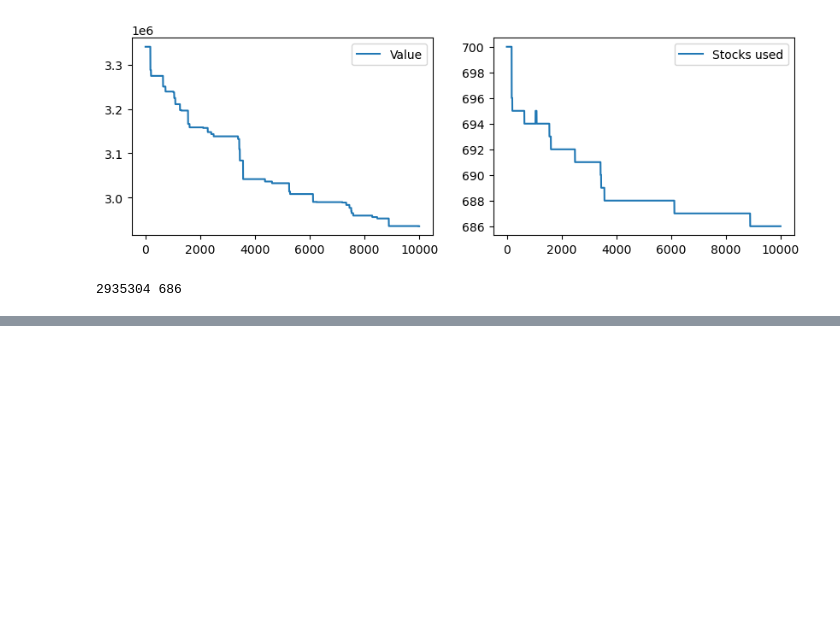
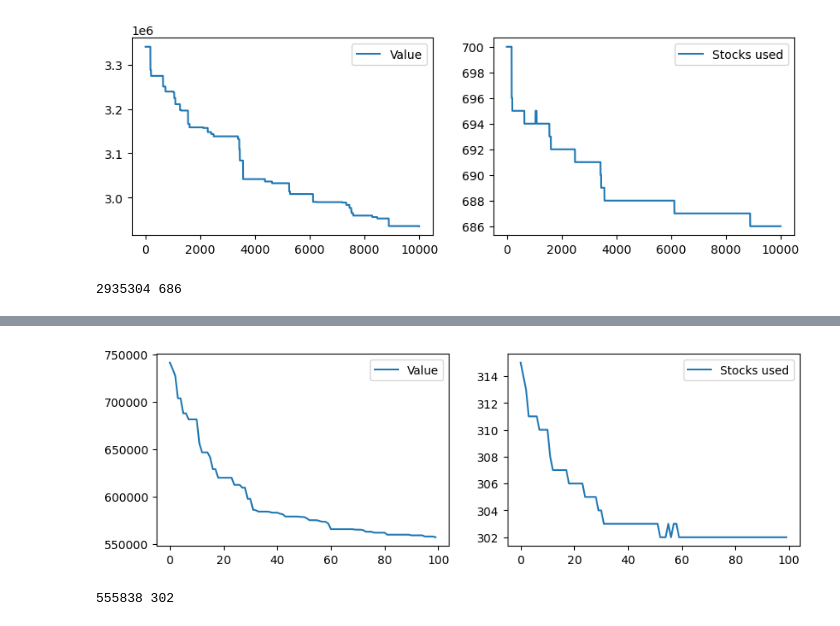
Before and after one commit to MilenkovicMaja/csp_optimization, a Jupyter notebook: csp.ipynb, the cells around one changed output, grey strips where cells are left out. Saved outputs shown, nothing was run; the diff lists cells and outputs as text; code cells hidden in the pictures; blank space fills up the shorter version.

```diff
--- a/csp.ipynb
+++ b/csp.ipynb
@@ -641,0 +706,19 @@ print(value, num_stocks)
+# %%
+POPULATION_SIZE = 80
+NUM_ITERS = 100
+ELITISM_SIZE = 10
+MUTATION_PROB = 0.08
+TOURNAMENT_SIZE = 6
+SELECTION_PRESSURE = 1.3     # [1.0, 2.0]
+
+orders = read_instance('test_instances/test_instance_11.csp')
+solution, value, num_stocks = ga(orders,
+                                 selection=rank_selection,
+                                 crossover=generalized_order_crossover,
+                                 mutation=mutation_inverse,
+                                 plot=True
+                                )
+print(value, num_stocks)
+# %% [output]
+[figure, added]
+555838 302
```
Also changed, not shown: parts of 14 cells of this notebook, 1 other file.
